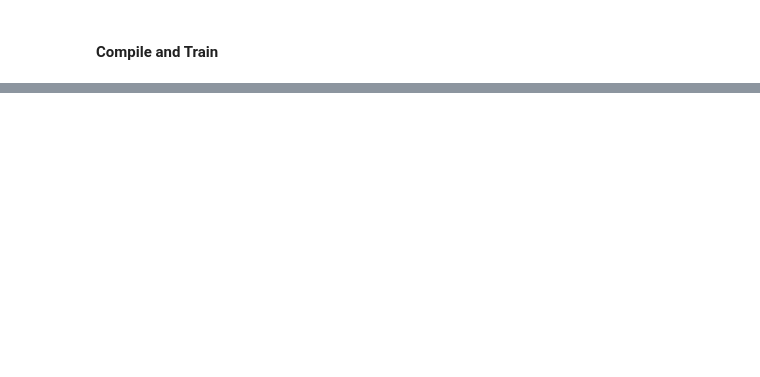
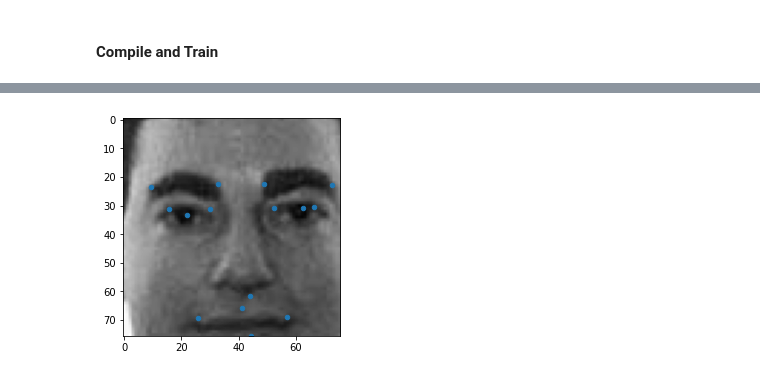
Before and after one commit to arnejad/Facial-Keypoint-Detection, a Jupyter notebook: Facial_Keypoint_Detection.ipynb, the cells around one changed output, grey strips where cells are left out. Saved outputs shown, nothing was run; the diff lists cells and outputs as text; code cells hidden in the pictures; blank space fills up the shorter version.

```diff
--- a/Facial_Keypoint_Detection.ipynb
+++ b/Facial_Keypoint_Detection.ipynb
@@ -271,4 +288,4 @@ _________________________________________________________________
 # %% [markdown]
 #### **Compile and Train**
 # %%
-model.compile(optimizer='adam', loss='categorical_crossentropy', metrics=['accuracy'])
+finalModel.compile(optimizer='adam', loss='mean_squared_error', metrics=['accuracy',])
@@ -274,0 +313,2 @@ model.compile(optimizer='adam', loss='categorical_crossentropy', metrics=['accur
+# %%
+finalModel.fit(np.reshape(trainset,(28190,76,76,1)),trainlabel, batch_size=100, epochs=50 , validation_split=0.1)
@@ -274,0 +334,5 @@ model.compile(optimizer='adam', loss='categorical_crossentropy', metrics=['accur
+# %%
+predicted= finalModel.predict(testset)
+viualizeImageWithKeyPoints(testset1[0],predicted[0],plt)
+# %% [output]
+[figure, added]
```
Also changed, not shown: parts of 17 cells of this notebook.
